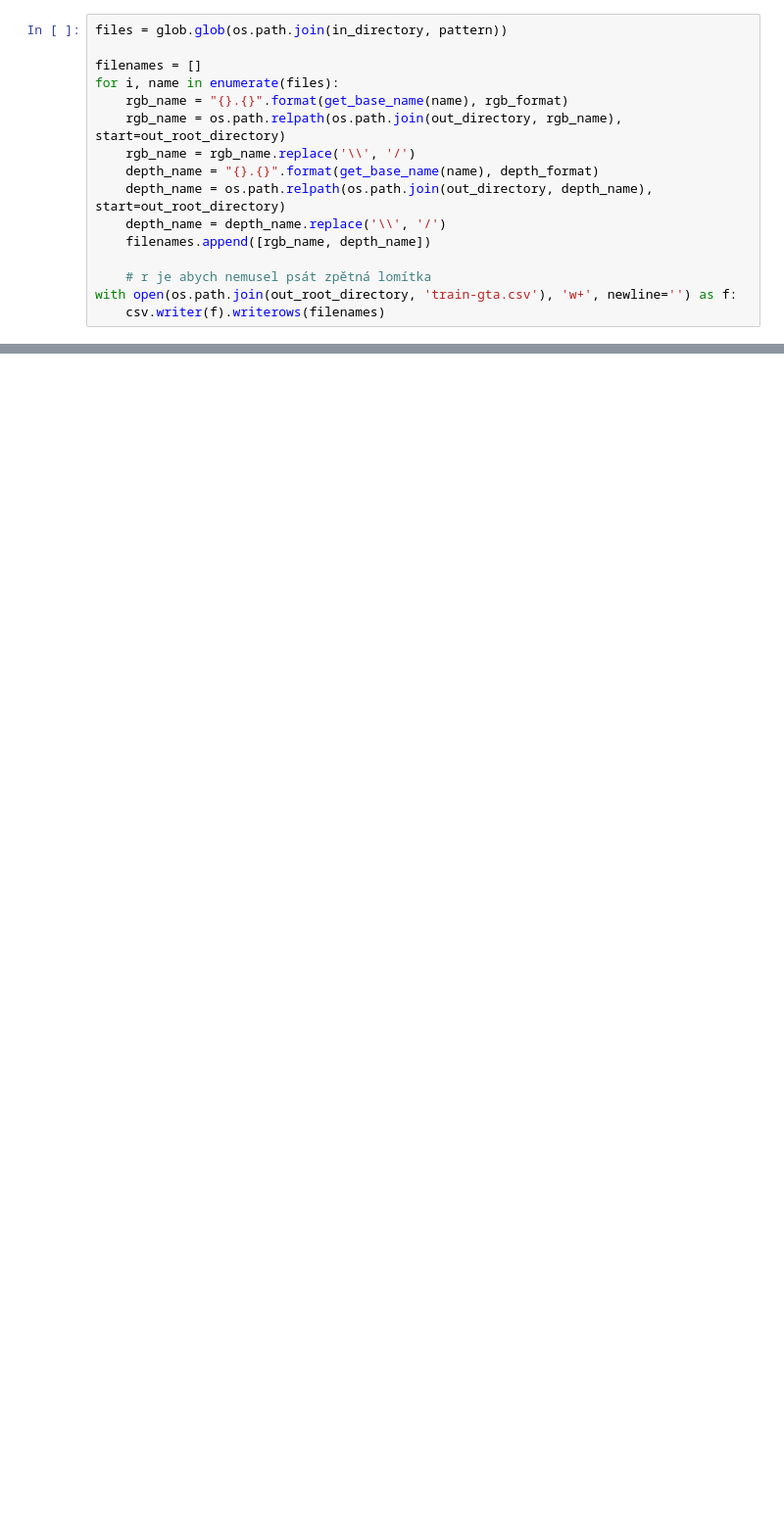
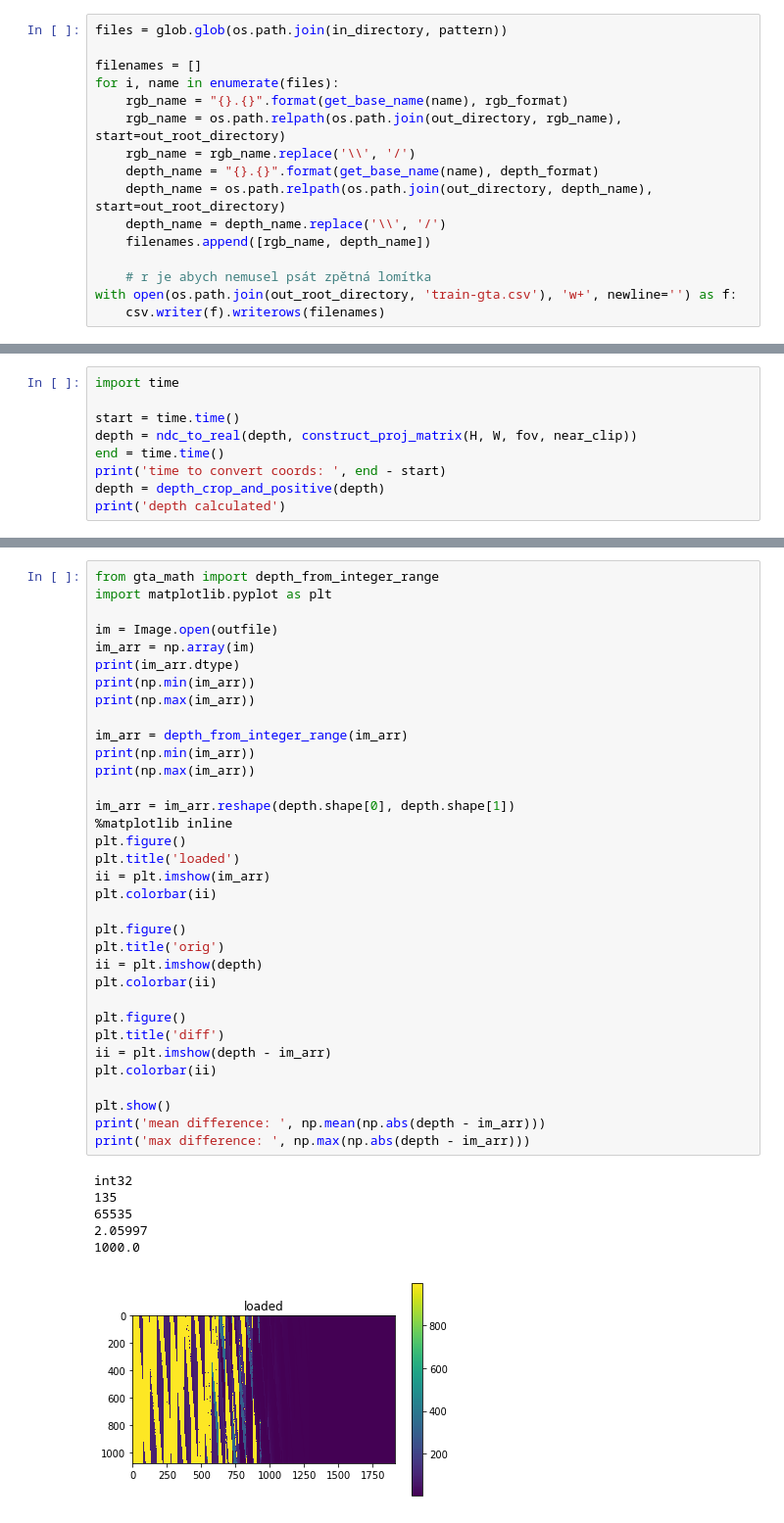
Before and after one commit to racinmat/GTAVisionExport-postprocessing, a Jupyter notebook: prepare_for_neural_network.ipynb, the cells around one changed output, grey strips where cells are left out. Shown at 98% size. Cells and saved outputs as stored; diff of their text form; blank space fills up the shorter version.

```diff
--- a/prepare_for_neural_network.ipynb
+++ b/prepare_for_neural_network.ipynb
@@ -182,0 +182,9 @@ with open(os.path.join(out_root_directory, 'train-gta.csv'), 'w+', newline='') a
+# %%
+import time
+
+start = time.time()
+depth = ndc_to_real(depth, construct_proj_matrix(H, W, fov, near_clip))
+end = time.time()
+print('time to convert coords: ', end - start)
+depth = depth_crop_and_positive(depth)
+print('depth calculated')
@@ -182,0 +233,41 @@ with open(os.path.join(out_root_directory, 'train-gta.csv'), 'w+', newline='') a
+# %%
+from gta_math import depth_from_integer_range
+import matplotlib.pyplot as plt
+
+im = Image.open(outfile)
+im_arr = np.array(im)
+print(im_arr.dtype)
+print(np.min(im_arr))
+print(np.max(im_arr))
+
+im_arr = depth_from_integer_range(im_arr)
+print(np.min(im_arr))
+print(np.max(im_arr))
+
+im_arr = im_arr.reshape(depth.shape[0], depth.shape[1])
+%matplotlib inline
+plt.figure()
+plt.title('loaded')
+ii = plt.imshow(im_arr)
+plt.colorbar(ii)
+
+plt.figure()
+plt.title('orig')
+ii = plt.imshow(depth)
+plt.colorbar(ii)
+
+plt.figure()
+plt.title('diff')
+ii = plt.imshow(depth - im_arr)
+plt.colorbar(ii)
+
+plt.show()
+print('mean difference: ', np.mean(np.abs(depth - im_arr)))
+print('max difference: ', np.max(np.abs(depth - im_arr)))
+# %% [output]
+int32
+135
+65535
+2.05997
+1000.0
+[figure, added]
```
Also changed, not shown: parts of 14 cells of this notebook, 3 other files.
